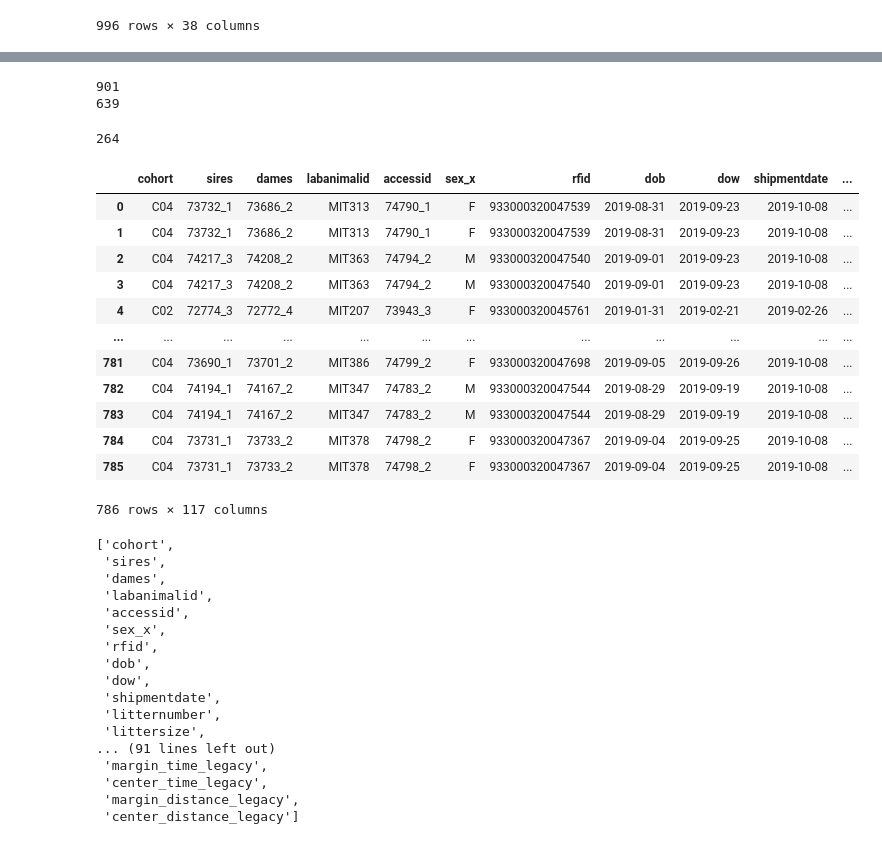
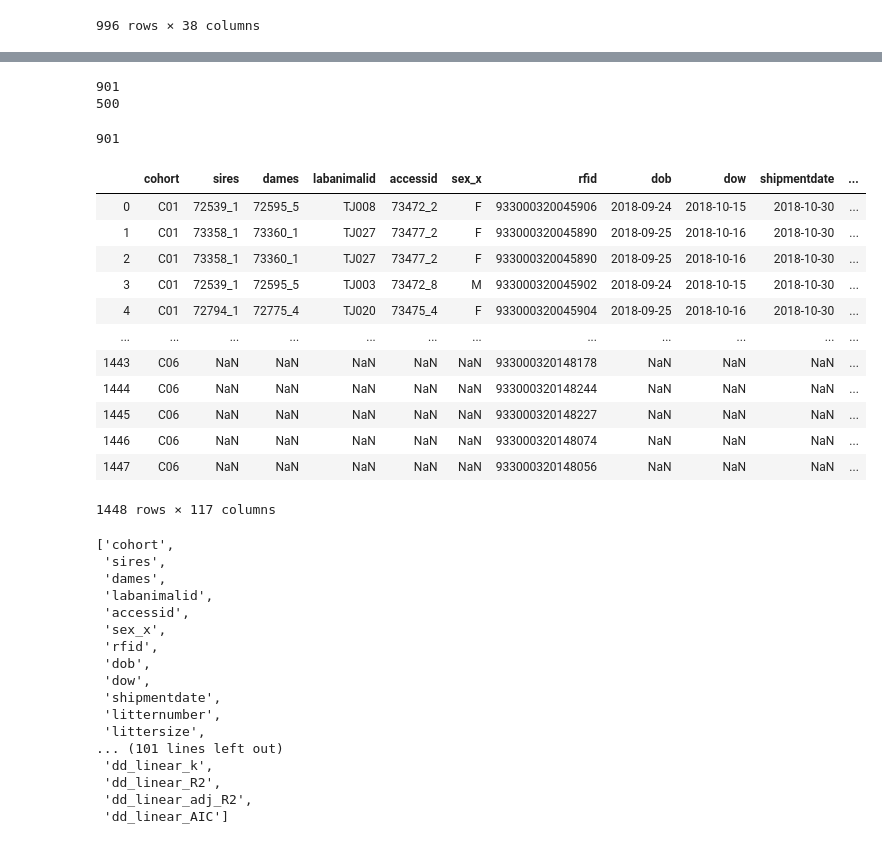
Before and after one commit to Shaezzer/PalmerLab, a Jupyter notebook: fits_locomoter_master_comparison.ipynb, the cells around one changed output, grey strips where cells are left out. Saved outputs shown, nothing was run; the diff lists cells and outputs as text; code cells hidden in the pictures.

```diff
--- a/fits_locomoter_master_comparison.ipynb
+++ b/fits_locomoter_master_comparison.ipynb
@@ -10,7 +10,8 @@ import sqlalchemy
 import matplotlib.pyplot as plt
 import seaborn as sns
 # %%
-dropbox_dir = r'C:/Users/cocoy/Dropbox (Palmer Lab)/Palmer Lab/Shae Ziegler/Suzanne_Mitchell_U01'
+#macbook = os.path.expanduser('~')
+dropbox_dir = r'/Users/kendraziegler/Dropbox (Palmer Lab)/Palmer Lab/Shae Ziegler/Suzanne_Mitchell_U01'
 df_fits = pd.read_csv(dropbox_dir + '/fits.csv')
 df_locomotor = pd.read_csv(dropbox_dir + '/locomotor.csv')
 df_wfu = pd.read_csv(dropbox_dir + '/wfu_master.csv')
@@ -86,27 +273,27 @@ print(len(locomotor_rfid))
 len(missmatch)
 # %% [output]
 901
-639
+500
-264
+901
 # %%
-df_fits_locomotor = pd.merge(df_fits, df_locomotor, on=['rfid','cohort'])
-df_wfu_fecal = pd.merge(df_wfu, df_fecal_boli, on=['rfid','cohort'])
-df_all = pd.merge(df_wfu_fecal, df_fits_locomotor, on=['rfid','cohort'])
+df_fits_locomotor = pd.merge(df_wfu, df_locomotor, on=['rfid','cohort'],how = 'outer')
+df_wfu_fecal = pd.merge(df_fits_locomotor, df_fecal_boli, on=['rfid','cohort'],how = 'outer')
+df_all = pd.merge(df_wfu_fecal, df_fits, on=['rfid','cohort'],how = 'outer')
 df_all
 # %% [output]
 |  | cohort | sires | dames | labanimalid | accessid | sex_x | rfid | dob | dow | shipmentdate | ... |
-| 0 | C04 | 73732_1 | 73686_2 | MIT313 | 74790_1 | F | 933000320047539 | 2019-08-31 | 2019-09-23 | 2019-10-08 | ... |
-| 1 | C04 | 73732_1 | 73686_2 | MIT313 | 74790_1 | F | 933000320047539 | 2019-08-31 | 2019-09-23 | 2019-10-08 | ... |
-| 2 | C04 | 74217_3 | 74208_2 | MIT363 | 74794_2 | M | 933000320047540 | 2019-09-01 | 2019-09-23 | 2019-10-08 | ... |
-| 3 | C04 | 74217_3 | 74208_2 | MIT363 | 74794_2 | M | 933000320047540 | 2019-09-01 | 2019-09-23 | 2019-10-08 | ... |
-| 4 | C02 | 72774_3 | 72772_4 | MIT207 | 73943_3 | F | 933000320045761 | 2019-01-31 | 2019-02-21 | 2019-02-26 | ... |
+| 0 | C01 | 72539_1 | 72595_5 | TJ008 | 73472_2 | F | 933000320045906 | 2018-09-24 | 2018-10-15 | 2018-10-30 | ... |
+| 1 | C01 | 73358_1 | 73360_1 | TJ027 | 73477_2 | F | 933000320045890 | 2018-09-25 | 2018-10-16 | 2018-10-30 | ... |
+| 2 | C01 | 73358_1 | 73360_1 | TJ027 | 73477_2 | F | 933000320045890 | 2018-09-25 | 2018-10-16 | 2018-10-30 | ... |
+| 3 | C01 | 72539_1 | 72595_5 | TJ003 | 73472_8 | M | 933000320045902 | 2018-09-24 | 2018-10-15 | 2018-10-30 | ... |
+| 4 | C01 | 72794_1 | 72775_4 | TJ020 | 73475_4 | F | 933000320045904 | 2018-09-25 | 2018-10-16 | 2018-10-30 | ... |
 | ... | ... | ... | ... | ... | ... | ... | ... | ... | ... | ... | ... |
-| 781 | C04 | 73690_1 | 73701_2 | MIT386 | 74799_2 | F | 933000320047698 | 2019-09-05 | 2019-09-26 | 2019-10-08 | ... |
-| 782 | C04 | 74194_1 | 74167_2 | MIT347 | 74783_2 | M | 933000320047544 | 2019-08-29 | 2019-09-19 | 2019-10-08 | ... |
-| 783 | C04 | 74194_1 | 74167_2 | MIT347 | 74783_2 | M | 933000320047544 | 2019-08-29 | 2019-09-19 | 2019-10-08 | ... |
-| 784 | C04 | 73731_1 | 73733_2 | MIT378 | 74798_2 | F | 933000320047367 | 2019-09-04 | 2019-09-25 | 2019-10-08 | ... |
-| 785 | C04 | 73731_1 | 73733_2 | MIT378 | 74798_2 | F | 933000320047367 | 2019-09-04 | 2019-09-25 | 2019-10-08 | ... |
+| 1443 | C06 | NaN | NaN | NaN | NaN | NaN | 933000320148178 | NaN | NaN | NaN | ... |
+| 1444 | C06 | NaN | NaN | NaN | NaN | NaN | 933000320148244 | NaN | NaN | NaN | ... |
+| 1445 | C06 | NaN | NaN | NaN | NaN | NaN | 933000320148227 | NaN | NaN | NaN | ... |
+| 1446 | C06 | NaN | NaN | NaN | NaN | NaN | 933000320148074 | NaN | NaN | NaN | ... |
+| 1447 | C06 | NaN | NaN | NaN | NaN | NaN | 933000320148056 | NaN | NaN | NaN | ... |
-786 rows × 117 columns
+1448 rows × 117 columns
 # %%
 list(df_all.columns.values)
 # %% [output]
@@ -122,8 +309,8 @@ list(df_all.columns.values)
  'shipmentdate',
  'litternumber',
  'littersize',
-... (91 lines left out)
- 'margin_time_legacy',
- 'center_time_legacy',
- 'margin_distance_legacy',
- 'center_distance_legacy']
+... (101 lines left out)
+ 'dd_linear_k',
+ 'dd_linear_R2',
+ 'dd_linear_adj_R2',
+ 'dd_linear_AIC']
```
Also changed, not shown: parts of 10 cells of this notebook.
